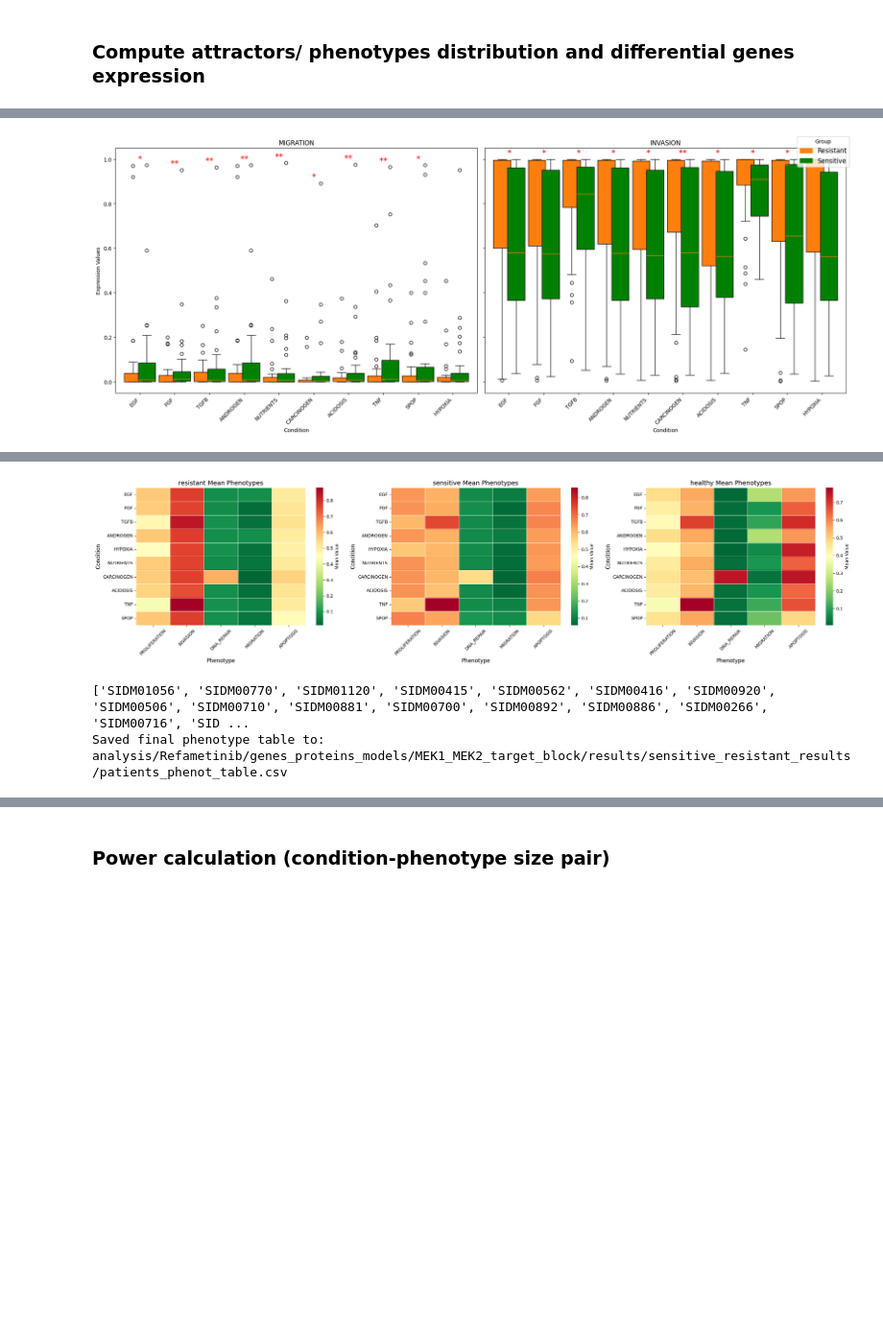
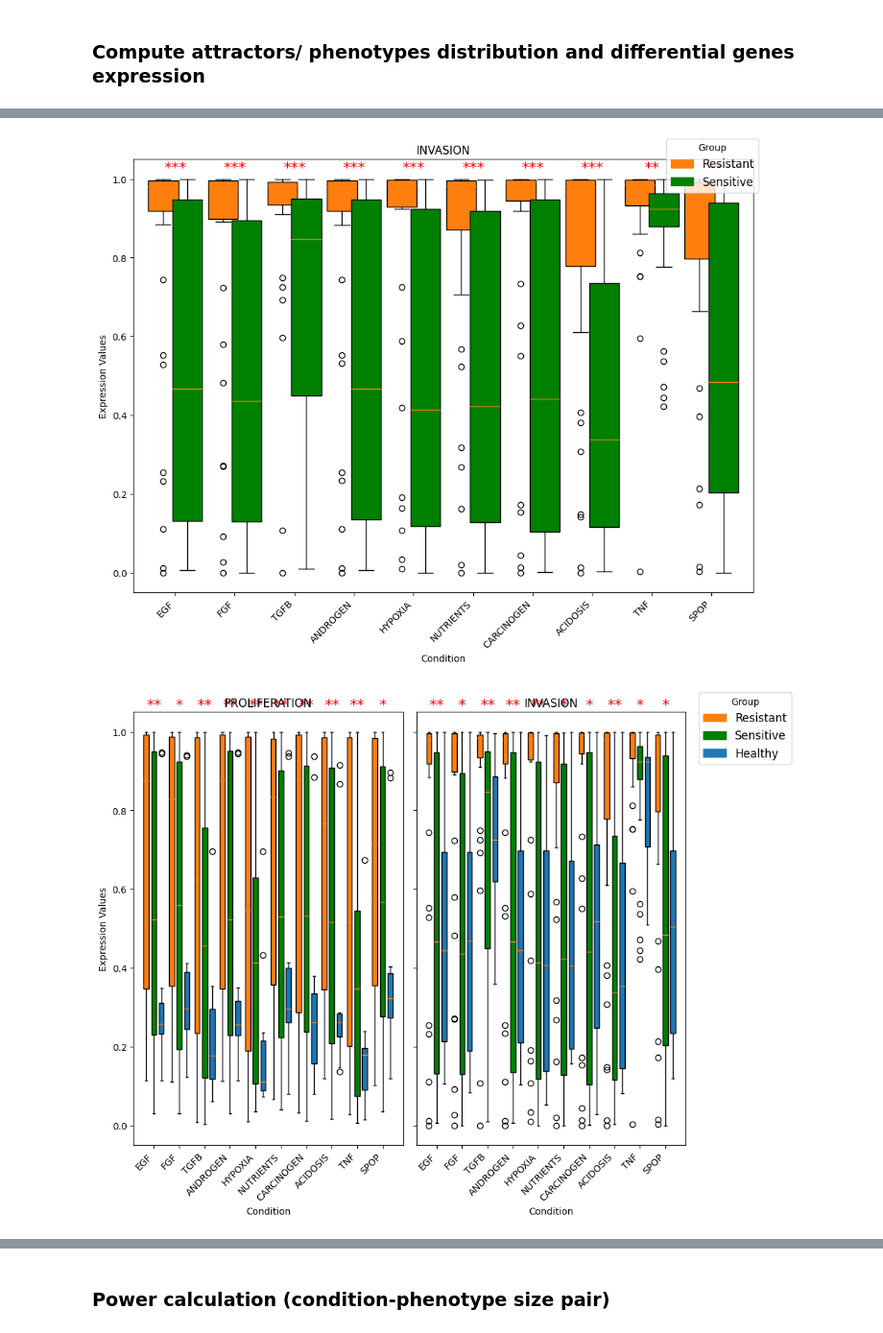
Before and after one commit to romane-gauthierj/Attractor-Resistance, a Jupyter notebook: pipeline_2.ipynb, the cells around one changed output, grey strips where cells are left out. Shown: that part at 96% size. Cells and saved outputs as stored; diff of their text form; code cells hidden in the pictures; blank space fills up the shorter version.

```diff
--- a/pipeline_2.ipynb
+++ b/pipeline_2.ipynb
@@ -30,22 +30,25 @@ patients_categ = ['resistant', 'sensitive', 'healthy']
 inputs_list = ['EGF', 'FGF', 'TGFB', 'ANDROGEN', 'HYPOXIA', 'NUTRIENTS', 'CARCINOGEN', 'ACIDOSIS', 'TNF', 'SPOP']
 
 # models outputs
-phenotype_interest = ["PROLIFERATION","INVASION","DNA_REPAIR","MIGRATION","APOPTOSIS"]
+phenotype_interest = ['PROLIFERATION','INVASION','DNA_REPAIR','APOPTOSIS']
 
 # drug_interest = 'Pictilisib'
 # drug_targets = ['PI3K']
-drug_interest = 'Refametinib'
-drug_targets = ['MEK1', 'MEK2']
+drug_interest = 'AZD7762'
+drug_targets = ['CHK1', 'CHK2']
+
 
 
 subdir = f"{'_'.join(drug_targets)}_target_block"
 
 
 
+# folder_models = f"analysis/{drug_interest}/{type_models}/{subdir}/models"
+# folder_results = f"analysis/{drug_interest}/{type_models}/{subdir}"
+
+#blood tissue
 folder_models = f"analysis/{drug_interest}/{type_models}/{subdir}/models"
 folder_results = f"analysis/{drug_interest}/{type_models}/{subdir}"
-
-
 
 
 
@@ -101,6 +129,6 @@ Saved final phenotype table to: analysis/Refametinib/genes_proteins_models/MEK1_
 # %%
 # for each input ON at a time
-nb_patients_required, p_values_df_mannwhitneyu_greater_sens_healthy, p_values_df_mannwhitneyu_greater_res_healthy,p_values_df_mannwhitneyu_greater_res_sens,kruskal_adjusted_df, significant_df_kruskal = downstream_analysis(folder_results,folder_models, drug_interest, top_resistant_ids, top_sensitive_ids, top_healthy_ids, patients_categ, inputs_list, phenotype_interest, annotations_models, list_active_inputs = None
-)
+nb_patients_required = downstream_analysis(folder_results,folder_models, drug_interest, top_resistant_ids, top_sensitive_ids, top_healthy_ids, patients_categ, inputs_list, phenotype_interest, annotations_models, list_active_inputs = None)
 # %% [output]
-[figure, old version]
+[figure, new version]
+[figure, new version]
@@ -125,3 +155,0 @@ See the caveats in the documentation: https://pandas.pydata.org/pandas-docs/stab
-[figure, old version]
-['SIDM01056', 'SIDM00770', 'SIDM01120', 'SIDM00415', 'SIDM00562', 'SIDM00416', 'SIDM00920', 'SIDM00506', 'SIDM00710', 'SIDM00881', 'SIDM00700', 'SIDM00892', 'SIDM00886', 'SIDM00266', 'SIDM00716', 'SID ...
-Saved final phenotype table to: analysis/Refametinib/genes_proteins_models/MEK1_MEK2_target_block/results/sensitive_resistant_results/patients_phenot_table.csv
```
Also changed, not shown: parts of 12 cells of this notebook, 19 other files.
